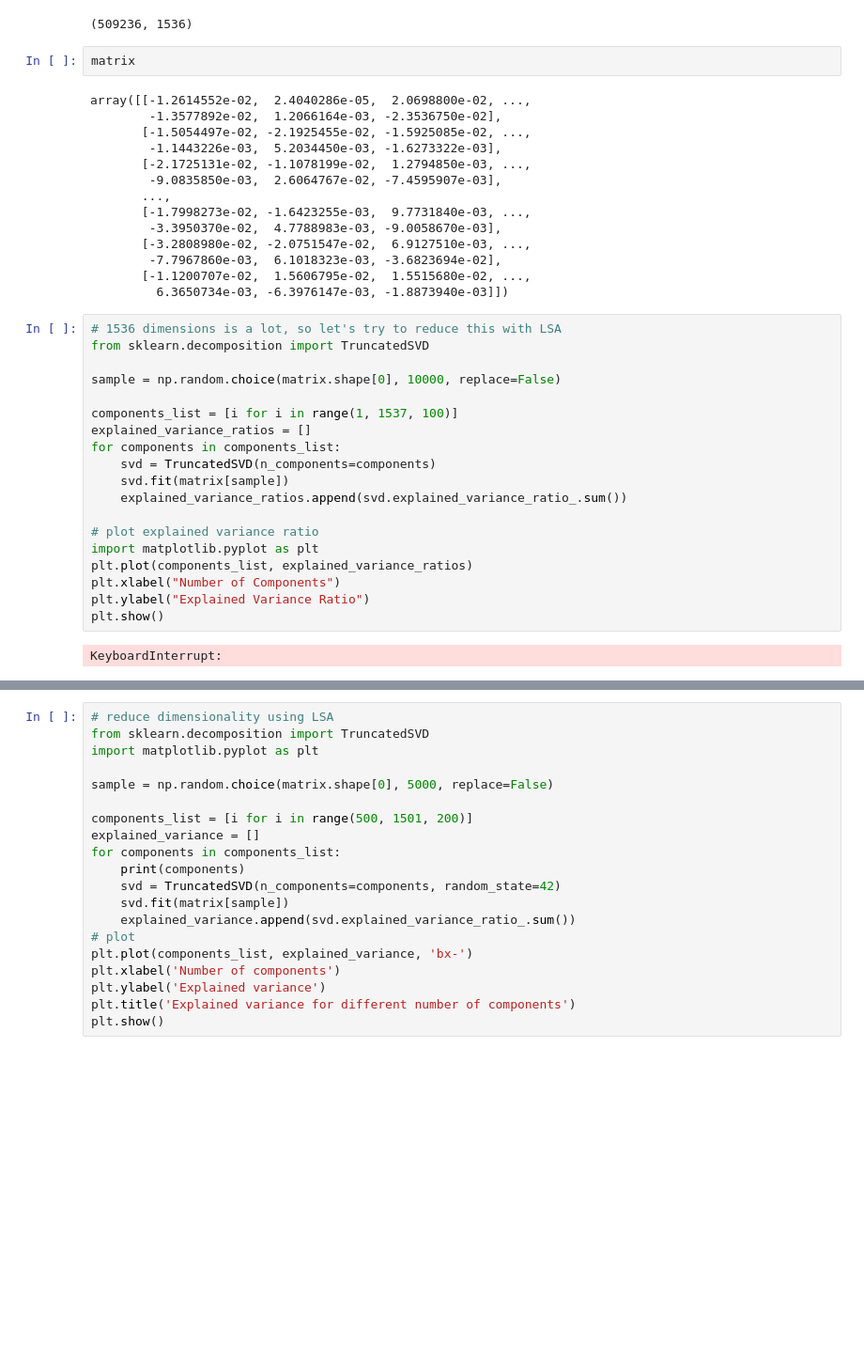
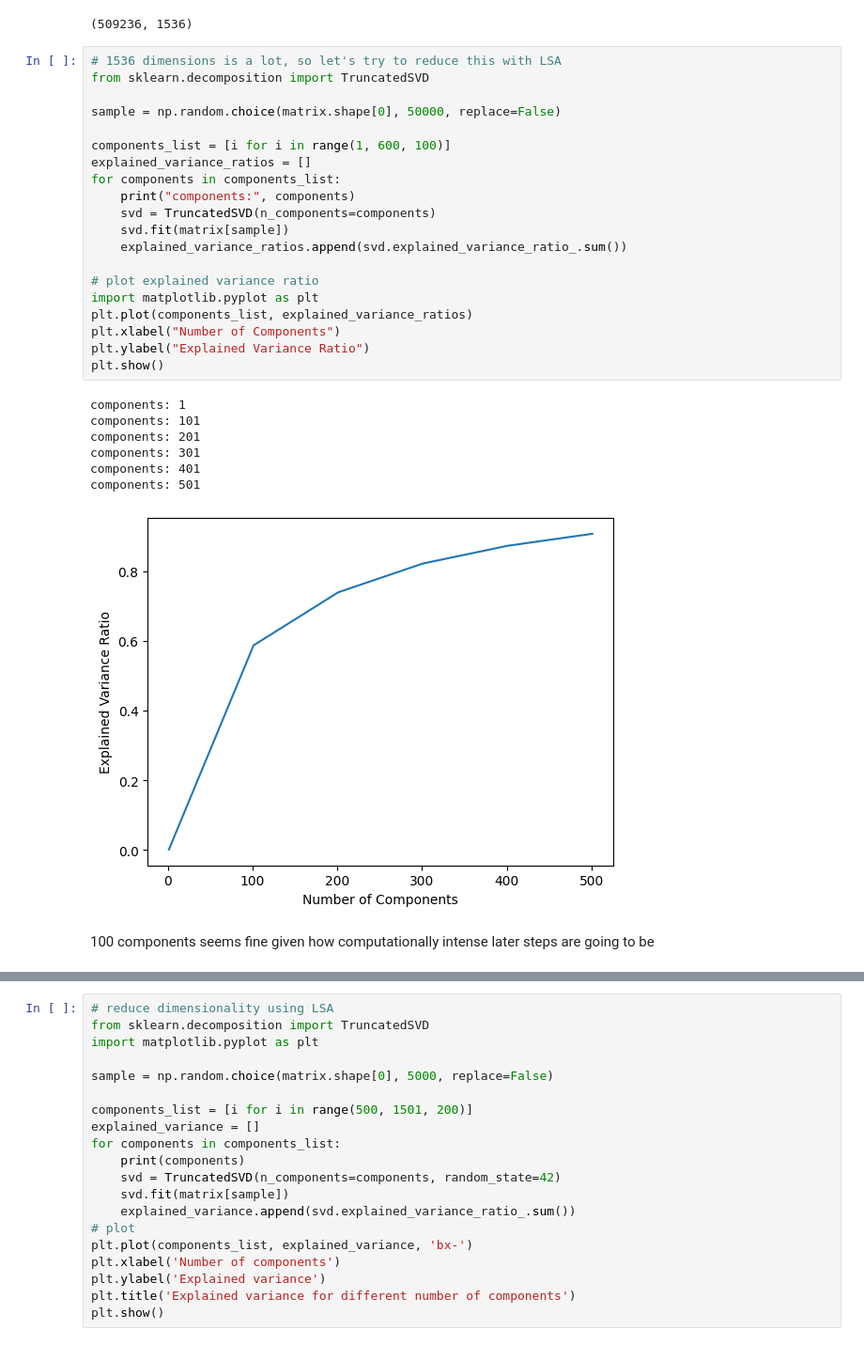
Before and after one commit to Lyncht98/riverstone-nlp-test, a Jupyter notebook: request-1.ipynb, the cells around one changed output, grey strips where cells are left out. Shown at 94% size. Drawn from its saved outputs; the diff is of its cells as text; blank space fills up the shorter version.

```diff
--- a/request-1.ipynb
+++ b/request-1.ipynb
@@ -225,40 +225,33 @@ matrix = np.load("./data/embeddings.npy")
 matrix.shape
 # %% [output]
 (509236, 1536)
-# %%
-matrix
-# %% [output]
-array([[-1.2614552e-02,  2.4040286e-05,  2.0698800e-02, ...,
-        -1.3577892e-02,  1.2066164e-03, -2.3536750e-02],
-       [-1.5054497e-02, -2.1925455e-02, -1.5925085e-02, ...,
-        -1.1443226e-03,  5.2034450e-03, -1.6273322e-03],
-       [-2.1725131e-02, -1.1078199e-02,  1.2794850e-03, ...,
-        -9.0835850e-03,  2.6064767e-02, -7.4595907e-03],
-       ...,
-       [-1.7998273e-02, -1.6423255e-03,  9.7731840e-03, ...,
-        -3.3950370e-02,  4.7788983e-03, -9.0058670e-03],
-       [-3.2808980e-02, -2.0751547e-02,  6.9127510e-03, ...,
-        -7.7967860e-03,  6.1018323e-03, -3.6823694e-02],
-       [-1.1200707e-02,  1.5606795e-02,  1.5515680e-02, ...,
-         6.3650734e-03, -6.3976147e-03, -1.8873940e-03]])
 # %%
 # 1536 dimensions is a lot, so let's try to reduce this with LSA
 from sklearn.decomposition import TruncatedSVD
 
-sample = np.random.choice(matrix.shape[0], 10000, replace=False)
+sample = np.random.choice(matrix.shape[0], 50000, replace=False)
 
-components_list = [i for i in range(1, 1537, 100)]
+components_list = [i for i in range(1, 600, 100)]
 explained_variance_ratios = []
 for components in components_list:
+    print("components:", components)
     svd = TruncatedSVD(n_components=components)
     svd.fit(matrix[sample])
     explained_variance_ratios.append(svd.explained_variance_ratio_.sum())
 
 # plot explained variance ratio
 import matplotlib.pyplot as plt
 plt.plot(components_list, explained_variance_ratios)
 plt.xlabel("Number of Components")
 plt.ylabel("Explained Variance Ratio")
 plt.show()
 # %% [output]
-KeyboardInterrupt:
+components: 1
+components: 101
+components: 201
+components: 301
+components: 401
+components: 501
+[figure, added]
+# %% [markdown]
+100 components seems fine given how computationally intense later steps are going to be
```
Also changed, not shown: parts of 6 cells of this notebook.
